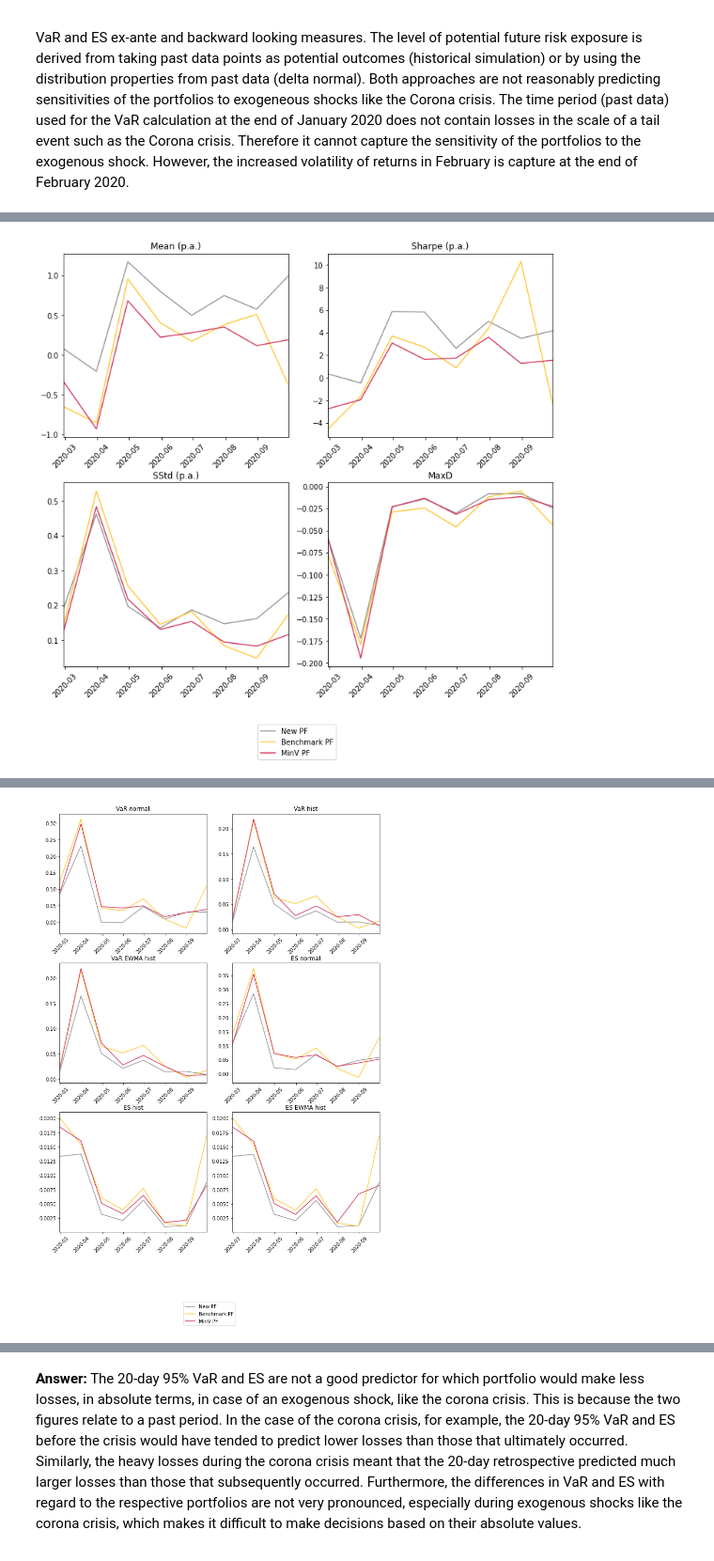
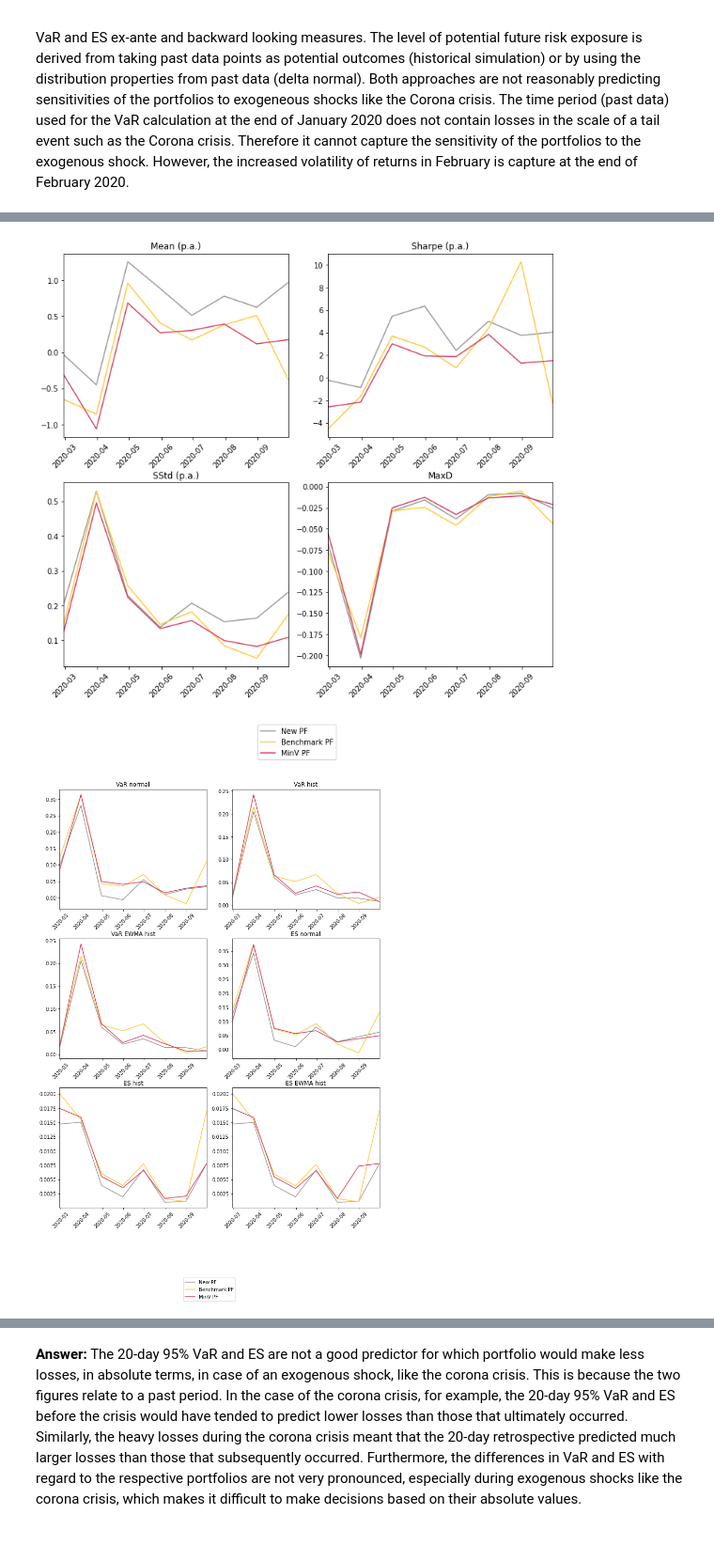
Before and after one commit to vanalmsick/pf_mgt, a Jupyter notebook: pf_mgt/assignment 2.ipynb, the cells around one changed output, grey strips where cells are left out. Shown at 94% size. Cells and saved outputs as stored; diff of their text form; code cells hidden in the pictures.

```diff
--- a/pf_mgt/assignment 2.ipynb
+++ b/pf_mgt/assignment 2.ipynb
@@ -116,7 +118,7 @@ Within the ETFS, two are denoted in foregin currencies. The  iShares STOXX Europ
 df_returns = df1.pct_change().loc['2013-07-01':'2020-09-17']
 
 # Dictionary with weights from task
-our_weight_dict = {'iShares Russell 2000 ETF (IWM) $': 0.42, 'iShares STOXX Europe 600 UCITS ETF (DE) (EXSA.DE) $': 0.1, 'iShares MSCI Emerging Markets ETF (EEM) $': 0.06, 'iShares Core Nikkei 225 ETF (1329.T) $': 0.06, 'iShares 20+ Year Treasury Bond ETF (TLT) $': 0.2, 'iShares Core U.S. Aggregate Bond ETF (AGG) $': 0.2}
+our_weight_dict = {'iShares Russell 2000 ETF (IWM) $': 0.42, 'iShares STOXX Europe 600 UCITS ETF (DE) (EXSA.DE) $': 0.1, 'iShares MSCI Emerging Markets ETF (EEM) $': 0.06, 'iShares Core Nikkei 225 ETF (1329.T) $': 0.06, 'iShares 20+ Year Treasury Bond ETF (TLT) $': 0.1, 'iShares Core U.S. Aggregate Bond ETF (AGG) $': 0.1, 'SPDR Bloomberg Barclays High Yield Bond ETF (JNK) $': 0.1, 'iShares iBoxx $ Investment Grade Corporate Bond ETF (LQD) $':0.1}
 benchmark_weight_dict = {'Wilshire 5000 Total Market Index (^W5000) $': 0.6, '13 Week Treasury Bill (^IRX) $': 0.4}
 
 # Get PF returns for entire time period
@@ -211,7 +213,7 @@ Do the more complicated portfolio allocation methods produce superior performanc
 **Comment:** The first date where there is data for all eight components is the 02.01.2008. So we use as much data available at the respective time beginning 2008.
 # %%
 # Earliest Date to use is 02.01.2008 so eraliest return to use is 03.01.2008
-available_assets = ['Wilshire 5000 Total Market Index (^W5000) $', '13 Week Treasury Bill (^IRX) $', 'iShares Russell 2000 ETF (IWM) $', 'iShares STOXX Europe 600 UCITS ETF (DE) (EXSA.DE) $', 'iShares MSCI Emerging Markets ETF (EEM) $', 'iShares Core Nikkei 225 ETF (1329.T) $', 'iShares 20+ Year Treasury Bond ETF (TLT) $']
+available_assets = our_weight_dict.keys()
 df_returns = df1[available_assets].pct_change().loc['2008-01-03':]
 
 # Check for NaN
@@ -855,7 +859,7 @@ Finally, construct the Markowitz minimum volatility (MinV) portfolio as of Janua
 
 Elaborate what you observe and whether you would recommend as financial advisor such an optimized or simple “minimum volatility” portfolio to a risk-averse client.
 # %%
-new_weight_dict = {'iShares Edge MSCI Min Vol USA ETF (USMV) $': 0.42, 'iShares STOXX Europe 600 UCITS ETF (DE) (EXSA.DE) $': 0.1, 'iShares MSCI Emerging Markets ETF (EEM) $': 0.06, 'iShares Core Nikkei 225 ETF (1329.T) $': 0.06, 'iShares 20+ Year Treasury Bond ETF (TLT) $': 0.2, 'iShares Core U.S. Aggregate Bond ETF (AGG) $': 0.2}
+new_weight_dict = {'iShares Edge MSCI Min Vol USA ETF (USMV) $': 0.42, 'iShares STOXX Europe 600 UCITS ETF (DE) (EXSA.DE) $': 0.1, 'iShares MSCI Emerging Markets ETF (EEM) $': 0.06, 'iShares Core Nikkei 225 ETF (1329.T) $': 0.06, 'iShares 20+ Year Treasury Bond ETF (TLT) $': 0.1, 'iShares Core U.S. Aggregate Bond ETF (AGG) $': 0.1, 'SPDR Bloomberg Barclays High Yield Bond ETF (JNK) $': 0.1, 'iShares iBoxx $ Investment Grade Corporate Bond ETF (LQD) $':0.1}
 available_assets = new_weight_dict.keys()
 
 # Remove data before 2013-07-01
@@ -882,39 +886,39 @@ for q, data in df_date_period_iterator(df_returns, period='m', true_date=True):
     # Calculate quaterly moments
     all_together = pd.concat([new_PF, benchmark_PF, mvola_PF], axis=1, sort=False)
     PF_moments[q] = moments(all_together, output=['Mean (p.a.)', 'Sharpe (p.a.)', 'SStd (p.a.)', 'MaxD'], r_f=r_f)
 
     # VaR and ES
     tmp_VaR = VaR(all_together, p=0.95, method=['normal','hist'], output='VaR', n_days=20, ewma=False).rename(columns={'hist':'VaR hist', 'normal':'VaR normal'})
     tmp_EWMA_VaR = VaR(all_together, p=0.95, method=['hist'], output='VaR', n_days=20, ewma=0.5).rename(columns={'hist':'VaR EWMA hist'})
     tmp_VaR = pd.concat([tmp_VaR, tmp_EWMA_VaR], axis=1)
     tmp_ES = VaR(all_together, p=0.95, method=['normal','hist'], output='ES', n_days=20, ewma=False).rename(columns={'hist':'ES hist', 'normal':'ES normal'})
     tmp_EWMA_ES = VaR(all_together, p=0.95, method=['hist'], output='ES', n_days=20, ewma=0.5).rename(columns={'hist':'ES EWMA hist'})
     tmp_ES = pd.concat([tmp_ES, tmp_EWMA_ES], axis=1)
     combined_VaR[q] = pd.concat([tmp_VaR, tmp_ES], axis=1)
 
 
 
 # Remove unneccesary Moments that are not asked for in task
 PF_moments = transpose_dict_DF(PF_moments, [('head', 'index'),('dict_key','index')])
 combined_VaR = transpose_dict_DF(combined_VaR, [('head','index'),('dict_key','index')])
 
 
 # Show results
-custom_plot(PF_moments)
-custom_plot(combined_VaR)
-
-mvola_weight_dict
-new_weight_dict
+custom_plot(PF_moments, print_data=False)
+custom_plot(combined_VaR, print_data=False)
+print_nice_data_tables(PF_moments)
+print_nice_data_tables(combined_VaR, heading=False)
 
 exp_dict = {}
 exp_dict.update(PF_moments)
 exp_dict.update(combined_VaR)
 exp_dict['Breach list'] = breach_list
 exp_dict['Breach Overview'] = breach_overview
 exp_dict['Average ES'] = ES_avg
 excel_exporter(exp_dict, 'results/assignment_2-exercise_4d.xlsx')
 # %% [output]
-[figure, old version]
+[figure, new version]
+[figure, new version]
 ------------------------------
 Data Tables:
 ------------------------------
@@ -935 +938,0 @@ Mean (p.a.):
-[figure, old version]
```
Also changed, not shown: parts of 14 cells of this notebook.
